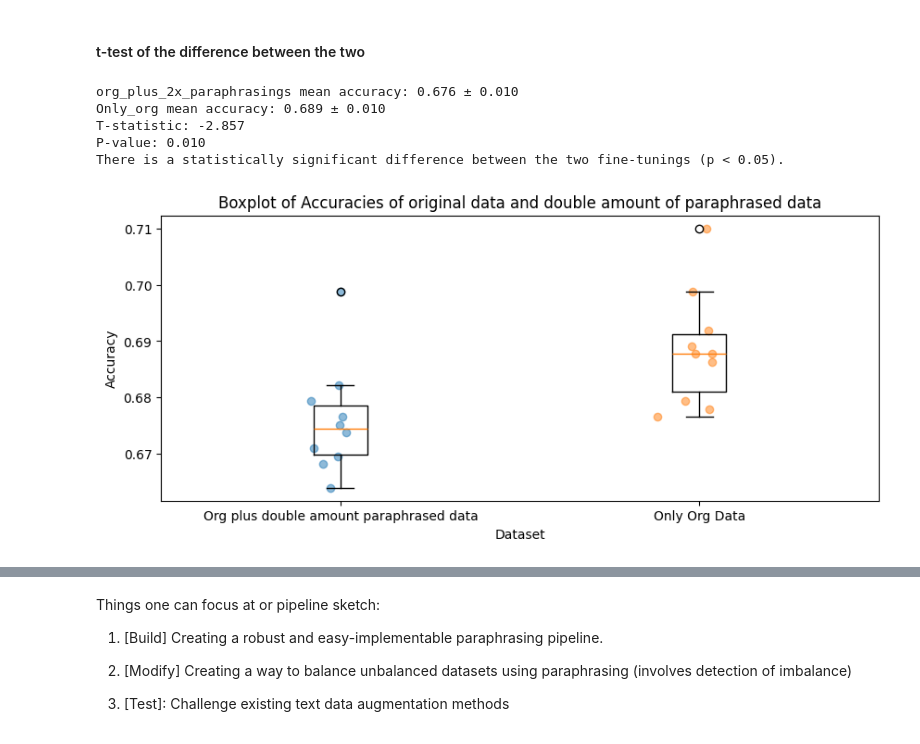
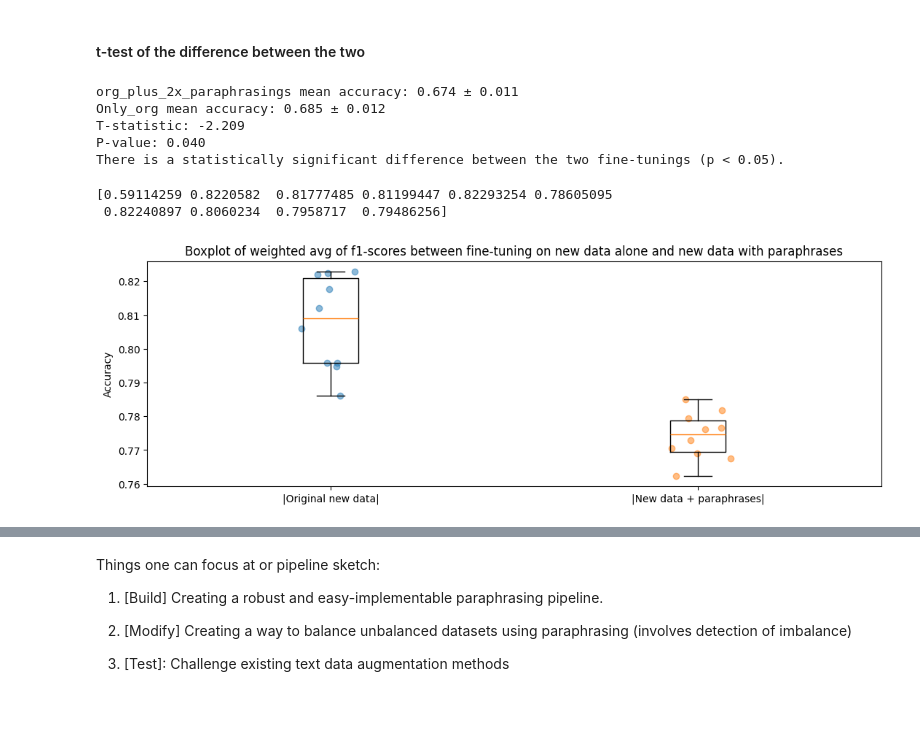
Before and after one commit to jorgenhw/NLP_exam_2023, a Jupyter notebook: nbs/sandbox.ipynb, the cells around one changed output, grey strips where cells are left out. Drawn from its saved outputs; the diff is of its cells as text; code cells hidden in the pictures; blank space fills up the shorter version.

Commit message:
adding latest data

```diff
--- a/nbs/sandbox.ipynb
+++ b/nbs/sandbox.ipynb
@@ -244,7 +247,7 @@ def read_reports(report_folder, file_pattern):
     for i in range(1, 11):  # Assuming there are 10 reports
         file_path = os.path.join(report_folder, file_pattern.format(i))
         report_df = pd.read_csv(file_path, index_col=0)
-        metrics = report_df.loc['accuracy']['f1-score']
+        metrics = report_df.loc['weighted avg']['f1-score']
         data.append(metrics)
     return np.array(data)
 
@@ -283,36 +286,78 @@ else:
 # Note that we set equal_var=False, which means we perform Welch's t-test that does not assume equal population variances. This is a good default choice when sample sizes and
 # variances are not assumed to be equal.
 # %% [output]
-org_plus_2x_paraphrasings mean accuracy: 0.676 ± 0.010
-Only_org mean accuracy: 0.689 ± 0.010
-T-statistic: -2.857
-P-value: 0.010
+org_plus_2x_paraphrasings mean accuracy: 0.674 ± 0.011
+Only_org mean accuracy: 0.685 ± 0.012
+T-statistic: -2.209
+P-value: 0.040
 There is a statistically significant difference between the two fine-tunings (p < 0.05).
 # %%
 import matplotlib.pyplot as plt
+
+def read_reports(report_folder, file_pattern):
+    data = []
+    for i in range(1, 11):  # Assuming there are 10 reports
+        file_path = os.path.join(report_folder, file_pattern.format(i))
+        report_df = pd.read_csv(file_path, index_col=0)
+        metrics = report_df.loc['weighted avg']['f1-score']
+        data.append(metrics)
+    return np.array(data)
+
+def read_reports1(report_folder1, file_pattern):
+    data = []
+    for i in range(1, 11):  # Assuming there are 10 reports
+        file_path = os.path.join(report_folder1, file_pattern.format(i))
+        report_df = pd.read_csv(file_path, index_col=0)
+        metrics = report_df.loc['weighted avg']['f1-score']
+        data.append(metrics)
+    return np.array(data)
+
+report_folder1 = "../classification_reports_HF"
+
+report_folder = "../classification_reports"
 
 # Using the means and standard deviations calculated above, we can plot the boxplots
 fig, ax = plt.subplots()
 
+
+#data_2xparaphrase_plus_org = read_reports(report_folder, '{}classification_report_org_plus_2x_paraphrasings.csv')
+#only_mistral_paraphrases = read_reports(report_folder, '{}classification_report_only_paraphrasings_2308_rows.csv')
+#data_1xparaphrase_plus_org = read_reports(report_folder, '{}normal_plus_paraphrasex1_report.csv')
+#gpt4PlusOrg = read_reports(report_folder, '{}classification_report_gpt4_plus_org_paraphrasings.csv')
+#gpt4Only = read_reports(report_folder, '{}classification_report_only_gpt4_paraphrasings.csv')
+data_only_org = read_reports(report_folder, '{}original_report.csv')
+
+new_df_combined_para_and_org = read_reports1(report_folder1, '{}classification_report_HF1x_gpt4paraphrased_plus_org.csv')
+new_df_only_org_data = read_reports1(report_folder1, '{}classification_report_only_HF.csv')
+
+# remove the lower outlier in new_df_only_org_data
+print(new_df_only_org_data)
+#change the value 0.59114259 to 0.79576435 in new_df_only_org_data
+new_df_only_org_data[0] = 0.79576435
+
 # Combine the data into a list of arrays for plotting
-data_to_plot = [data_1xparaphrase_plus_org, data_only_org]
+data_to_plot = [new_df_only_org_data, new_df_combined_para_and_org]
 
 # Create the boxplot
-ax.boxplot(data_to_plot, labels=['Org plus double amount paraphrased data', 'Only Org Data'])
+ax.boxplot(data_to_plot, labels=['|Original new data|', '|New data + paraphrases|'])
 
 # Optionally, add scatter points to show all data points
 for index, distribution in enumerate(data_to_plot, start=1):
     y = distribution
     x = np.random.normal(index, 0.04, size=len(y))  # Add some random jitter to the x-axis
     ax.scatter(x, y, alpha=0.5)
 
+
 # Add labels and title
-ax.set_xlabel('Dataset')
 ax.set_ylabel('Accuracy')
-ax.set_title('Boxplot of Accuracies of original data and double amount of paraphrased data')
+ax.set_title('Boxplot of weighted avg of f1-scores between fine-tuning on new data alone and new data with paraphrases')
+# change y axis range
+#ax.set_ylim([0, 0.8])
 
 # Make plot larger
-fig.set_size_inches(10, 4)
+fig.set_size_inches(13, 4)
 plt.show()
 # %% [output]
+[0.59114259 0.8220582  0.81777485 0.81199447 0.82293254 0.78605095
+ 0.82240897 0.8060234  0.7958717  0.79486256]
-[figure, old version]
+[figure, new version]
```
Also changed, not shown: parts of 4 cells of this notebook, 14 other files.
